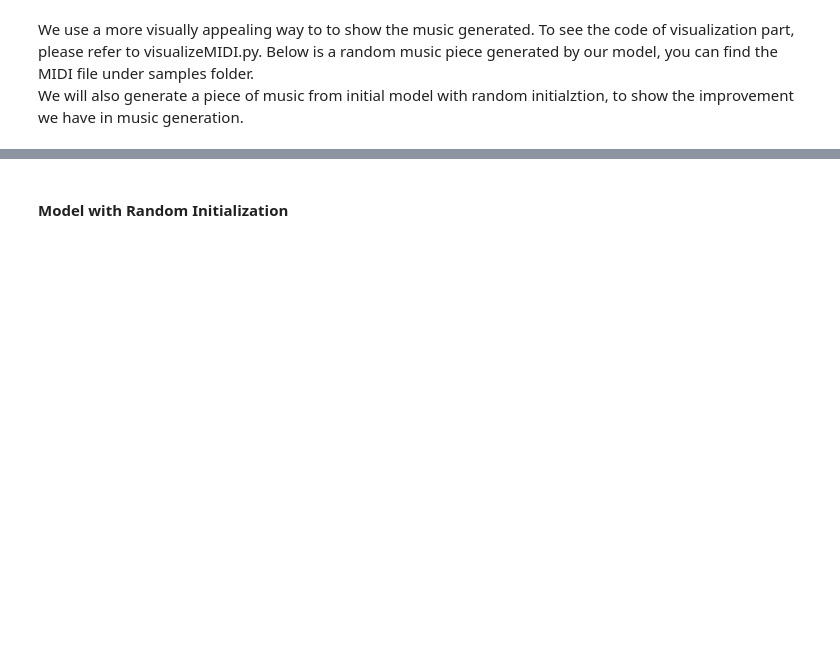
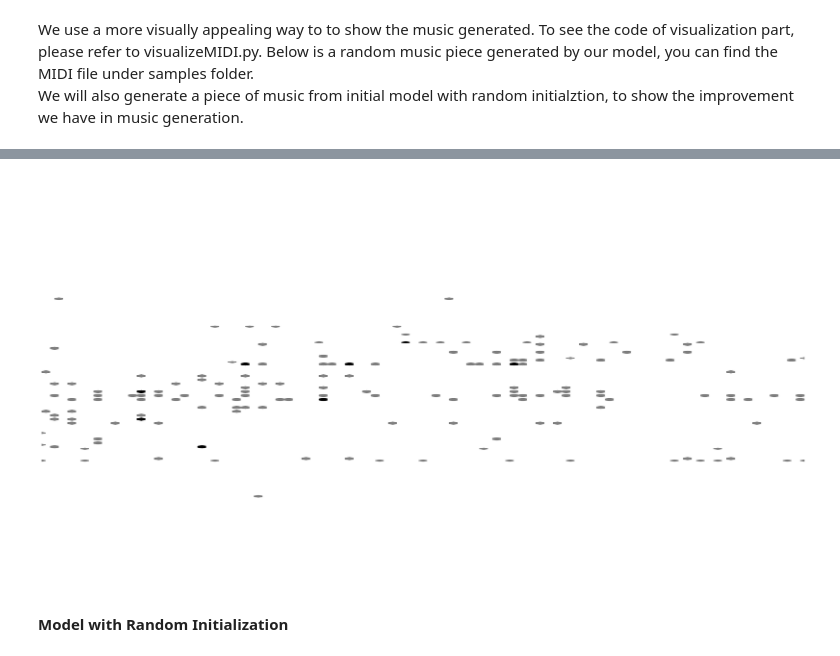
Before and after one commit to MorganWenjunYang/Composing-Music-With-Recurrent-Neural-Networks, a Jupyter notebook: Report.ipynb, the cells around one changed output, grey strips where cells are left out. Cells and saved outputs as stored; diff of their text form; code cells hidden in the pictures; blank space fills up the shorter version.

```diff
--- a/Report.ipynb
+++ b/Report.ipynb
@@ -179,3 +175,9 @@ sample_prob_new.mid saved
+# %%
+
+mid=midi.read_midifile('samples/final_sample2.mid')
+visualize_midi(mid)
+# %% [output]
+[figure, added]
 # %% [markdown]
 #### Model with Random Initialization
 # %%
```
Also changed, not shown: parts of 18 cells of this notebook, 9 other files.
